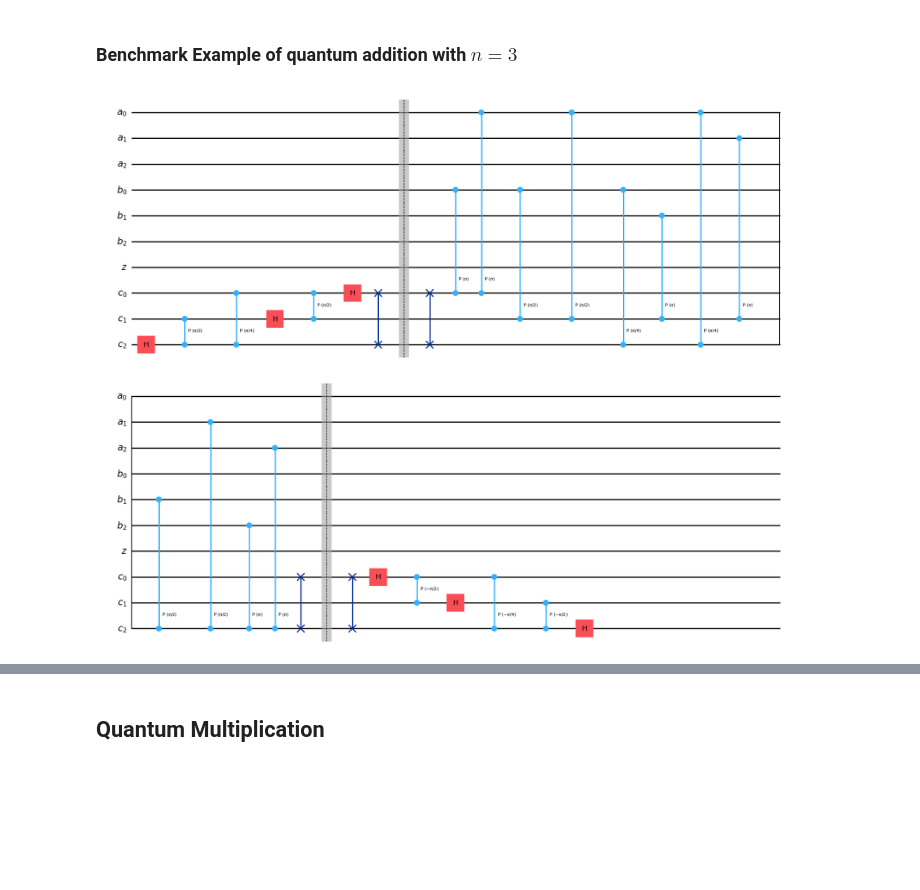
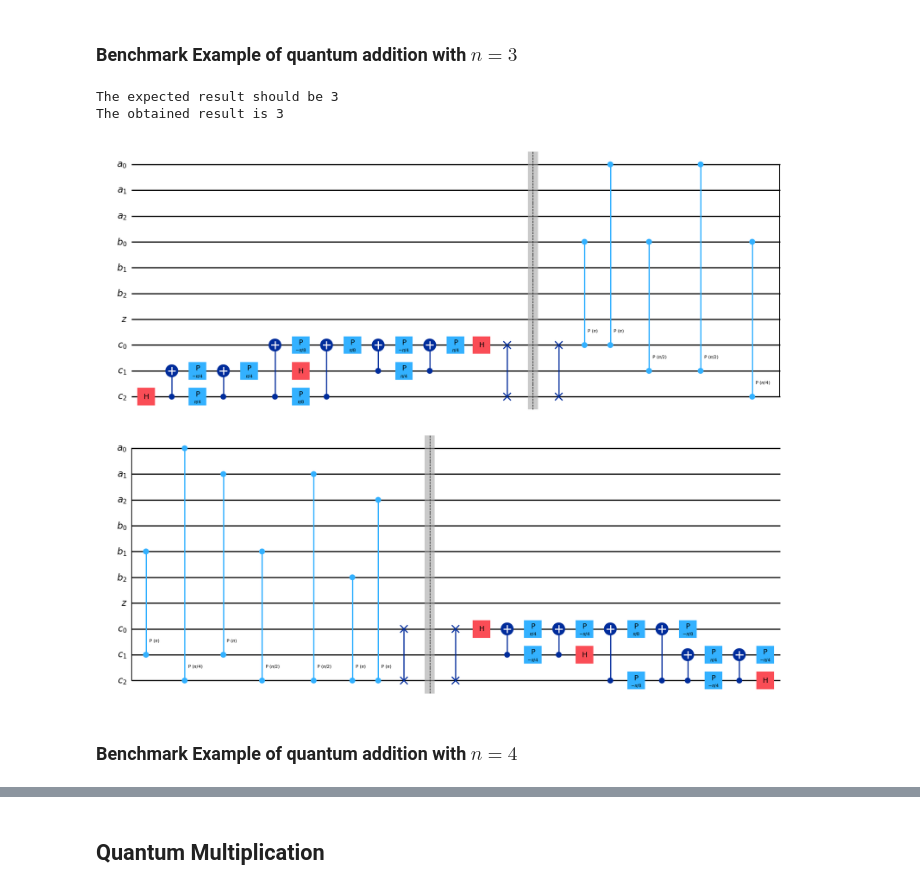
Before and after one commit to pankmunbodh/Quantum-Calculator, a Jupyter notebook: Quantum_Addition_and_Multiplication.ipynb, the cells around one changed output, grey strips where cells are left out. Drawn from its saved outputs; the diff is of its cells as text; code cells hidden in the pictures; blank space fills up the shorter version.

```diff
--- a/Quantum_Addition_and_Multiplication.ipynb
+++ b/Quantum_Addition_and_Multiplication.ipynb
@@ -224,7 +228,7 @@ def inverse_quantum_fourier_transform(n):
 
     for i, q in enumerate(reversed(quantum_register), start=1):
         for j, p in enumerate(reversed(quantum_register[n + 1 - i:]), start=1):
-            inverse_QFT_circuit.cp(- np.pi / (1 << (i - j)), q, p)
+            #inverse_QFT_circuit.cp(- np.pi / (1 << (i - j)), q, p)
             phase=-np.pi / (1 << (i-j))
             cp(inverse_QFT_circuit, q, p, phase)
         inverse_QFT_circuit.h(q)
@@ -372,9 +373,19 @@ The obtained result is 3
 # %% [markdown]
 ### Benchmark Example of quantum addition with $n=3$
 # %%
-n=3
-Qadd(n).draw(output="mpl")
+#Choose two numbers to add
+d=3
+num1 = 13
+num2 = 6
+n_qubits = 2**d
+print("The expected result should be", (num1+num2)%n_qubits)
+print("The obtained result is", result(number_input(num1,num2,0,d,0).evolve(Qadd(d)),d,0))
+Qadd(d).draw(output="mpl")
 # %% [output]
+The expected result should be 3
+The obtained result is 3
-[figure, old version]
+[figure, new version]
+# %% [markdown]
+### Benchmark Example of quantum addition with $n=4$
 # %%
 #Choose two numbers to add
```
Also changed, not shown: parts of 28 cells of this notebook.
